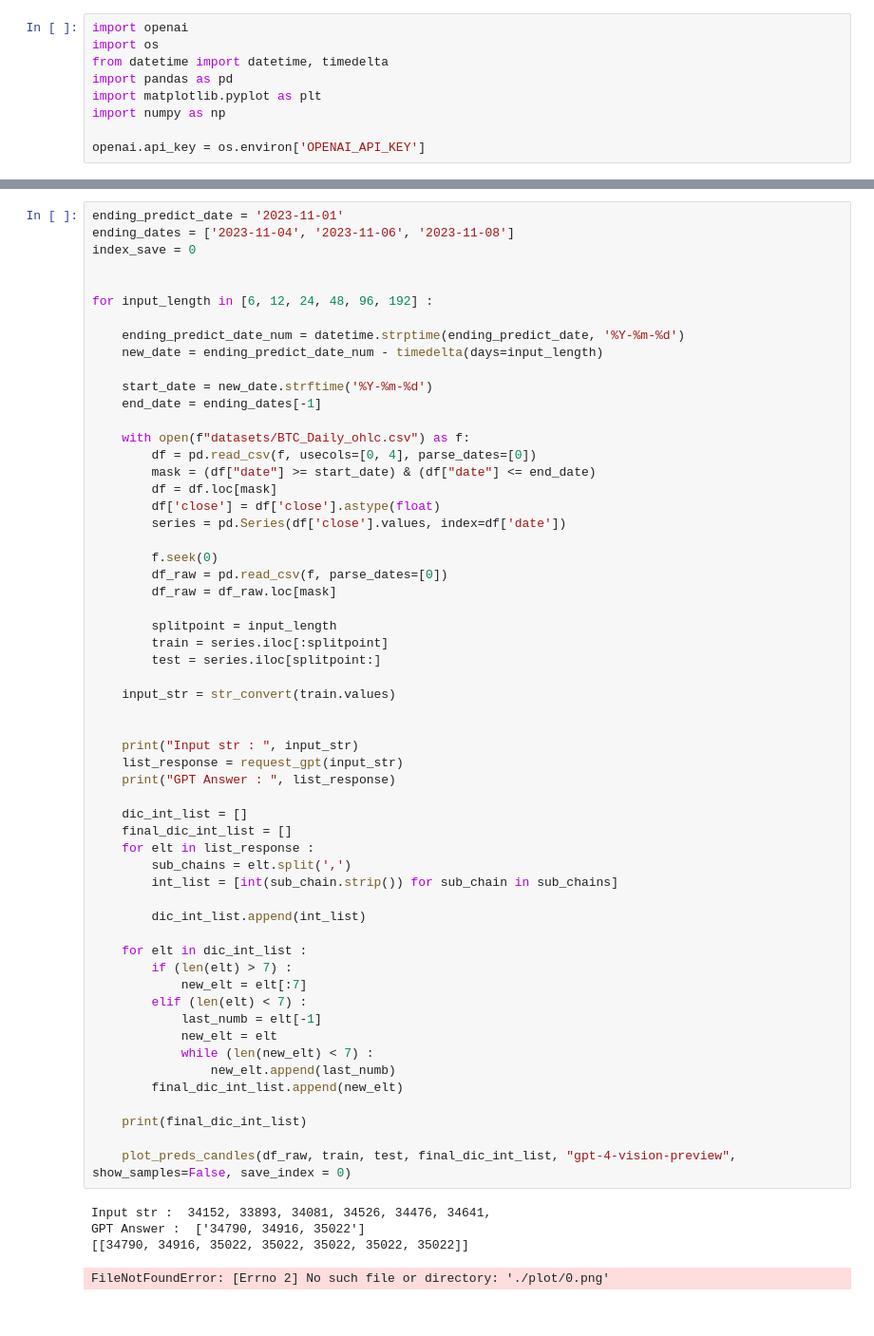
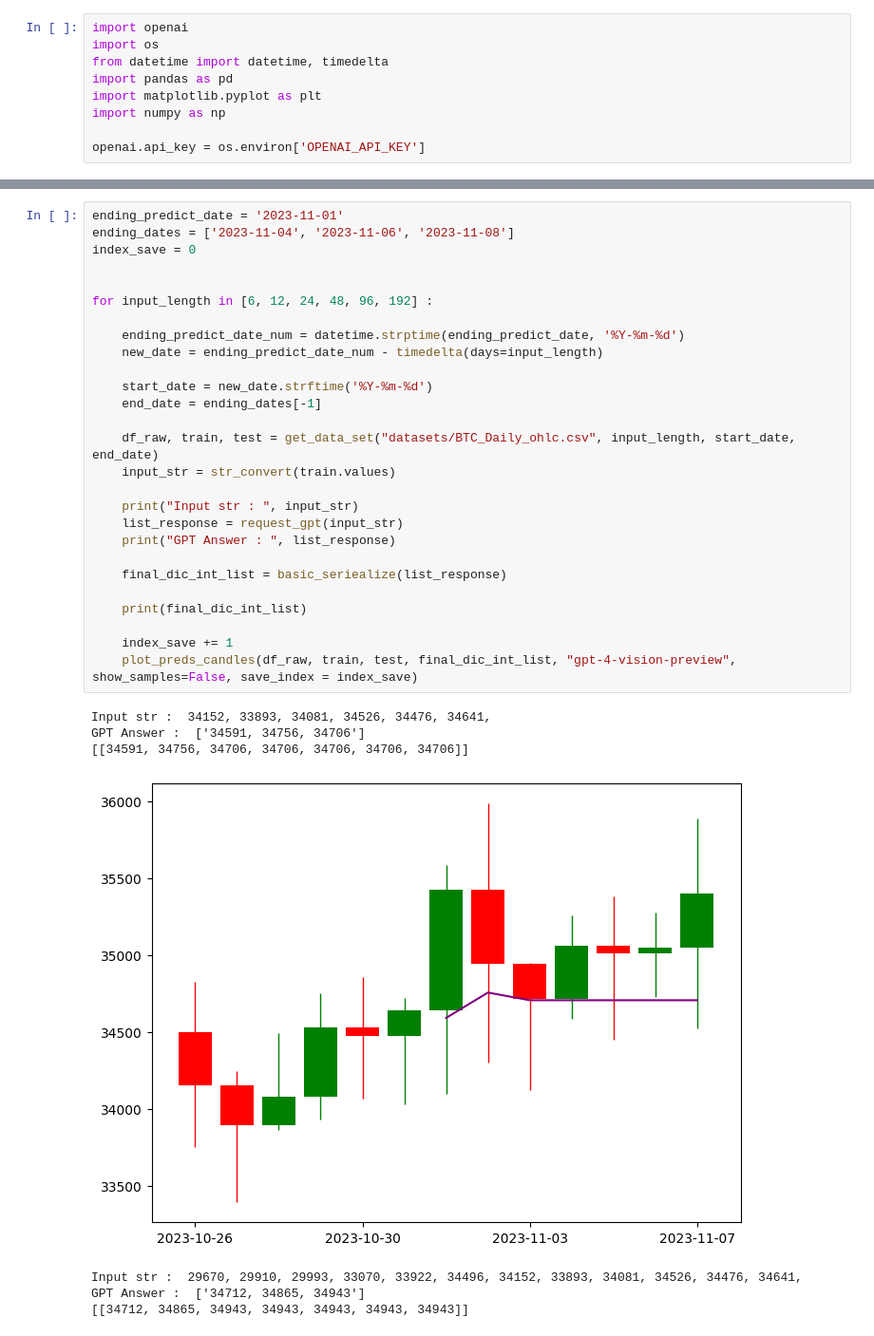
Before and after one commit to ZewiL08/LLM-sandbox, a Jupyter notebook: test.ipynb, the cells around one changed output, grey strips where cells are left out. Shown at 95% size. Saved outputs shown, nothing was run; the diff lists cells and outputs as text.

Commit message:
added 3 version of plotting

```diff
--- a/test.ipynb
+++ b/test.ipynb
@@ -71,62 +226,35 @@ def plot_preds_candles(df, train, test, pred, model_name, show_samples=False, sa
 # %%
 ending_predict_date = '2023-11-01'
 ending_dates = ['2023-11-04', '2023-11-06', '2023-11-08']
 index_save = 0
 
 
 for input_length in [6, 12, 24, 48, 96, 192] :
 
     ending_predict_date_num = datetime.strptime(ending_predict_date, '%Y-%m-%d')
     new_date = ending_predict_date_num - timedelta(days=input_length)
 
     start_date = new_date.strftime('%Y-%m-%d')
     end_date = ending_dates[-1]
 
-    with open(f"datasets/BTC_Daily_ohlc.csv") as f:
-        df = pd.read_csv(f, usecols=[0, 4], parse_dates=[0])
-        mask = (df["date"] >= start_date) & (df["date"] <= end_date)
-        df = df.loc[mask]
-        df['close'] = df['close'].astype(float)
-        series = pd.Series(df['close'].values, index=df['date'])
-
-        f.seek(0)
-        df_raw = pd.read_csv(f, parse_dates=[0])
-        df_raw = df_raw.loc[mask]
-
-        splitpoint = input_length
-        train = series.iloc[:splitpoint]
-        test = series.iloc[splitpoint:]
-
+    df_raw, train, test = get_data_set("datasets/BTC_Daily_ohlc.csv", input_length, start_date, end_date)
     input_str = str_convert(train.values)
-
 
     print("Input str : ", input_str)
     list_response = request_gpt(input_str)
     print("GPT Answer : ", list_response)
 
-    dic_int_list = []
-    final_dic_int_list = []
-    for elt in list_response :
-        sub_chains = elt.split(',')
-        int_list = [int(sub_chain.strip()) for sub_chain in sub_chains]
-
-        dic_int_list.append(int_list)
-
-    for elt in dic_int_list :
-        if (len(elt) > 7) :
-            new_elt = elt[:7]
-        elif (len(elt) < 7) :
-            last_numb = elt[-1]
-            new_elt = elt
-            while (len(new_elt) < 7) :
-                new_elt.append(last_numb)
-        final_dic_int_list.append(new_elt)
+    final_dic_int_list = basic_seriealize(list_response)
 
     print(final_dic_int_list)
 
-    plot_preds_candles(df_raw, train, test, final_dic_int_list, "gpt-4-vision-preview", show_samples=False, save_index = 0)
+    index_save += 1
+    plot_preds_candles(df_raw, train, test, final_dic_int_list, "gpt-4-vision-preview", show_samples=False, save_index = index_save)
 # %% [output]
 Input str :  34152, 33893, 34081, 34526, 34476, 34641,
-GPT Answer :  ['34790, 34916, 35022']
-[[34790, 34916, 35022, 35022, 35022, 35022, 35022]]
+GPT Answer :  ['34591, 34756, 34706']
+[[34591, 34756, 34706, 34706, 34706, 34706, 34706]]
+[figure, new version]
-FileNotFoundError: [Errno 2] No such file or directory: './plot/0.png'
+Input str :  29670, 29910, 29993, 33070, 33922, 34496, 34152, 33893, 34081, 34526, 34476, 34641,
+GPT Answer :  ['34712, 34865, 34943']
+[[34712, 34865, 34943, 34943, 34943, 34943, 34943]]
```
Also changed, not shown: parts of 7 cells of this notebook, 7 other files.
